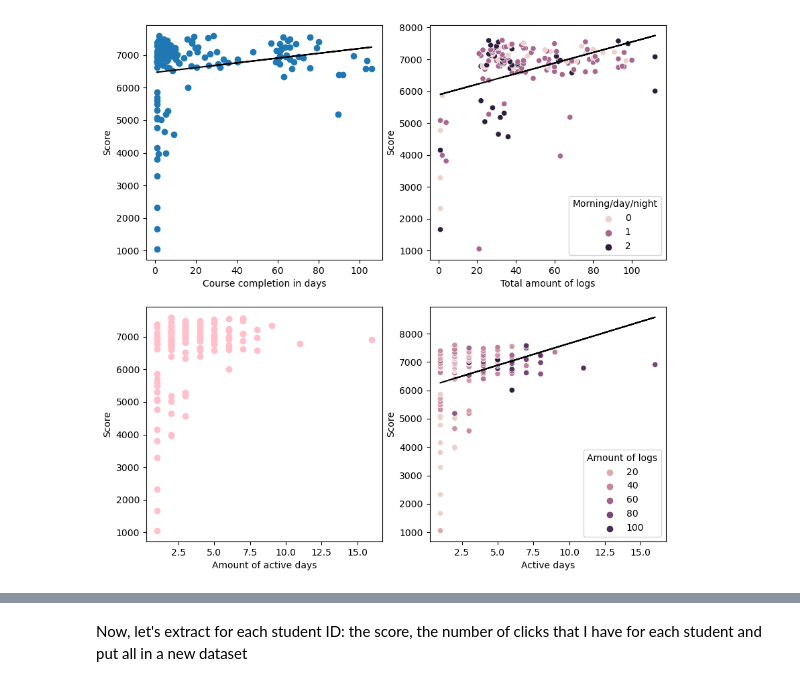
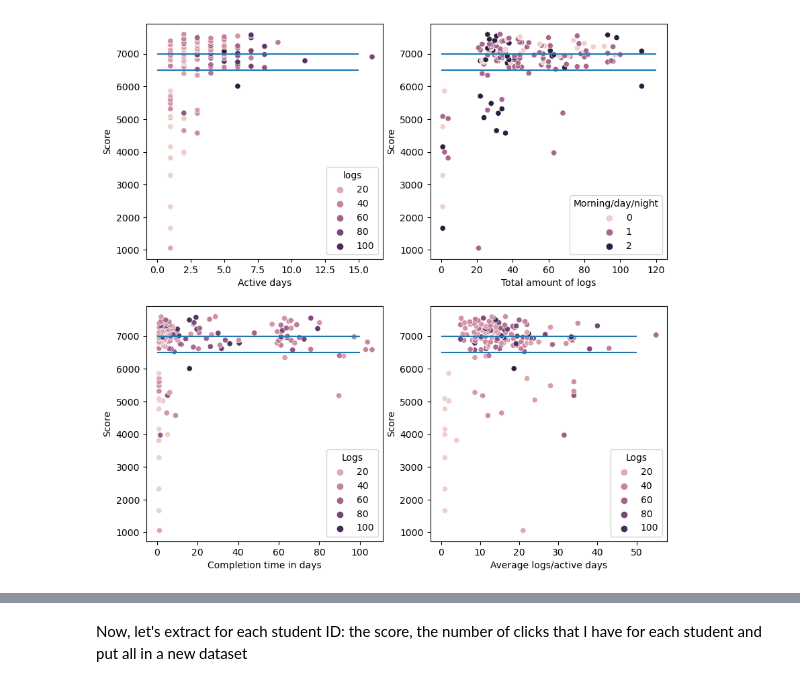
Before and after one commit to fskgiulia/JYUEF01, a Jupyter notebook: project_notebook.ipynb, the cells around one changed output, grey strips where cells are left out. Drawn from its saved outputs; the diff is of its cells as text; code cells hidden in the pictures.

```diff
--- a/project_notebook.ipynb
+++ b/project_notebook.ipynb
@@ -111,44 +128,61 @@ logs_arr = np.array(logs) # amount of logs
 students_arr = np.array(students) # scores
 dates_arr = np.array(dates) # active days
 
 # for regression models
 time_slope, time_intercept = np.polyfit(times_arr, students_arr, 1)
 logs_slope, logs_intercept = np.polyfit(logs_arr, students_arr, 1)
 dates_slope, dates_intercept = np.polyfit(dates_arr, students_arr, 1)
 
-ax1.plot(times, students, 'o')
-ax1.set_xlabel('Course completion in days')
+# Graph on top left
+sns.scatterplot(x=dates_arr,
+                y="score",
+                hue="logs",
+                ax=ax1,
+                data=df_new)
+ax1.hlines(y=6500, xmin=0, xmax=15)
+ax1.hlines(y=7000, xmin=0, xmax=15)
+ax1.set_xlabel('Active days')
 ax1.set_ylabel('Score')
 
+# Top right
 sns.scatterplot(x="logs",
                     y="score",
                     hue="pref_work_t",
                     ax=ax2,
                     data=df_new)
+ax2.hlines(y=6500, xmin=0, xmax=120)
+ax2.hlines(y=7000, xmin=0, xmax=120)
 ax2.set_ylabel('Score')
 ax2.set_xlabel('Total amount of logs')
 ax2.legend(title='Morning/day/night')
 
-ax3.plot(dates_arr, students, 'o', color="pink")
-ax3.set_xlabel('Amount of active days')
+
+sns.scatterplot(x=times_arr,
+                    y="score",
+                    hue="logs",
+                    ax=ax3,
+                    data=df_new)
+                    #, palette="Blues")
+ax3.hlines(y=6500, xmin=0, xmax=100)
+ax3.hlines(y=7000, xmin=0, xmax=100)
+ax3.set_xlabel('Completion time in days')
 ax3.set_ylabel('Score')
+ax3.legend(title='Logs')
 
-# This is shit, ignore it :D
-sns.scatterplot(x=dates_arr,
+sns.scatterplot(x=logs_arr/dates_arr,
                     y="score",
                     hue="logs",
                     ax=ax4,
                     data=df_new)
                     #, palette="Blues")
-ax4.set_xlabel('Active days')
+
+ax4.hlines(y=6500, xmin=0, xmax=50)
+ax4.hlines(y=7000, xmin=0, xmax=50)
+ax4.set_xlabel('Average logs/active days')
 ax4.set_ylabel('Score')
-ax4.legend(title='Amount of logs')
-
-ax1.plot(times_arr, time_slope * times_arr + time_intercept, color='black')
-ax2.plot(logs_arr, logs_slope * logs_arr + logs_intercept, color='black')
-ax4.plot(dates_arr, dates_slope * dates_arr + dates_intercept, color='black')
+ax4.legend(title='Logs')
 
 plt.show()
 # %% [output]
-[figure, old version]
+[figure, new version]
 # %% [markdown]
```
Also changed, not shown: parts of 9 cells of this notebook.
